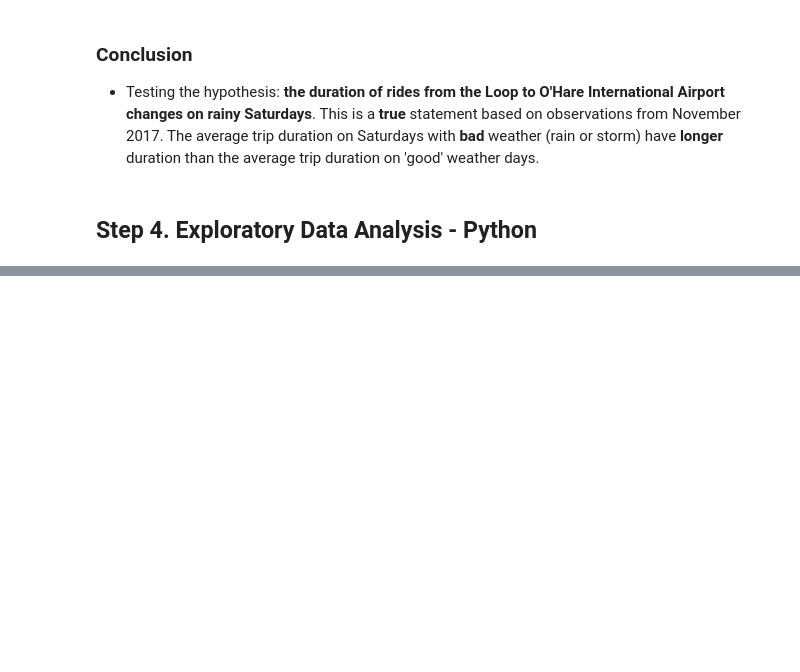
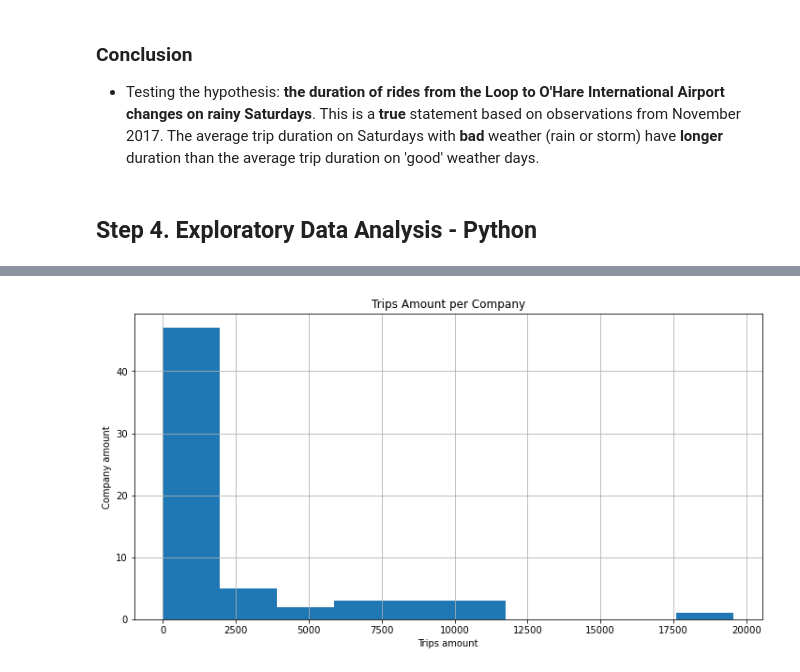
Before and after one commit to rainbowmoonlight/Yandex_Practicum_Projects, a Jupyter notebook: 05 Ride-Sharing Zuber Analysis - In Progress/Ride-Sharing Zuber Analysis.ipynb, the cells around one changed output, grey strips where cells are left out. Drawn from its saved outputs; the diff is of its cells as text; code cells hidden in the pictures; blank space fills up the shorter version.

```diff
--- a/05 Ride-Sharing Zuber Analysis - In Progress/Ride-Sharing Zuber Analysis.ipynb
+++ b/05 Ride-Sharing Zuber Analysis - In Progress/Ride-Sharing Zuber Analysis.ipynb
@@ -322,0 +400,9 @@ loop_ohare = pd.read_csv('https://code.s3.yandex.net/learning-materials/data-ana
+# %%
+plt.figure(figsize=(12,6))
+companies['trips_amount'].hist()
+plt.title('Trips Amount per Company')
+plt.xlabel('Trips amount')
+plt.ylabel('Company amount')
+plt.show()
+# %% [output]
+[figure, added]
```
Also changed, not shown: parts of 21 cells of this notebook.
